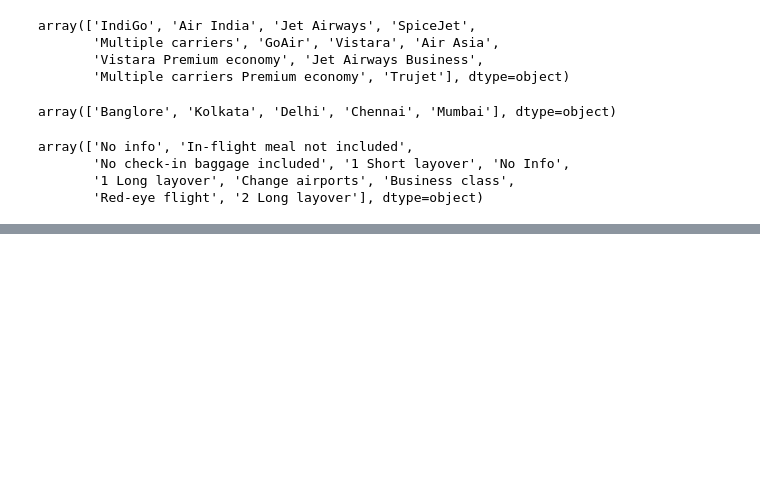
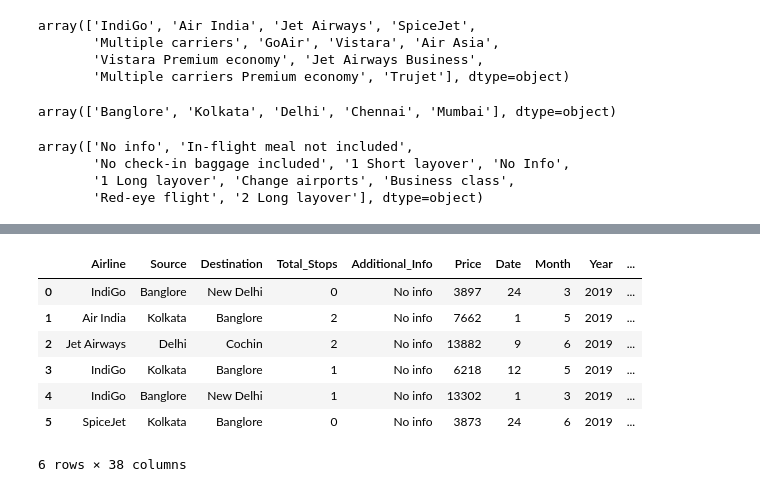
Before and after one commit to venkat-yalamanchili/EDA, a Jupyter notebook: 2.Flight_price_dataset.ipynb, the cells around one changed output, grey strips where cells are left out. Cells and saved outputs as stored; diff of their text form; code cells hidden in the pictures; blank space fills up the shorter version.

Commit message:
flight_price

```diff
--- a/2.Flight_price_dataset.ipynb
+++ b/2.Flight_price_dataset.ipynb
@@ -293,3 +294,7 @@ array(['No info', 'In-flight meal not included',
        'No check-in baggage included', '1 Short layover', 'No Info',
        '1 Long layover', 'Change airports', 'Business class',
        'Red-eye flight', '2 Long layover'], dtype=object)
+# %%
+#Lets do onehotencoding
+encoder = OneHotEncoder()
+encoder.fit_transform(df[['Airline','Source','Destination']]).toarray() #This gives sparse matric we convert it into array
@@ -295,0 +309,17 @@ array(['No info', 'In-flight meal not included',
+# %%
+#We use that array and build a DataFrame and then join them
+df2 = pd.DataFrame(encoder.fit_transform(df[['Airline','Source','Destination']]).toarray(),columns=encoder.get_feature_names_out())
+# %%
+#Now we concate these two dataframes
+df = pd.concat([df, df2], axis=1)
+# %%
+df.head(6)
+# %% [output]
+|  | Airline | Source | Destination | Total_Stops | Additional_Info | Price | Date | Month | Year | ... |
+| 0 | IndiGo | Banglore | New Delhi | 0 | No info | 3897 | 24 | 3 | 2019 | ... |
+| 1 | Air India | Kolkata | Banglore | 2 | No info | 7662 | 1 | 5 | 2019 | ... |
+| 2 | Jet Airways | Delhi | Cochin | 2 | No info | 13882 | 9 | 6 | 2019 | ... |
+| 3 | IndiGo | Kolkata | Banglore | 1 | No info | 6218 | 12 | 5 | 2019 | ... |
+| 4 | IndiGo | Banglore | New Delhi | 1 | No info | 13302 | 1 | 3 | 2019 | ... |
+| 5 | SpiceJet | Kolkata | Banglore | 0 | No info | 3873 | 24 | 6 | 2019 | ... |
+6 rows × 38 columns
```
Also changed, not shown: parts of 7 cells of this notebook.
